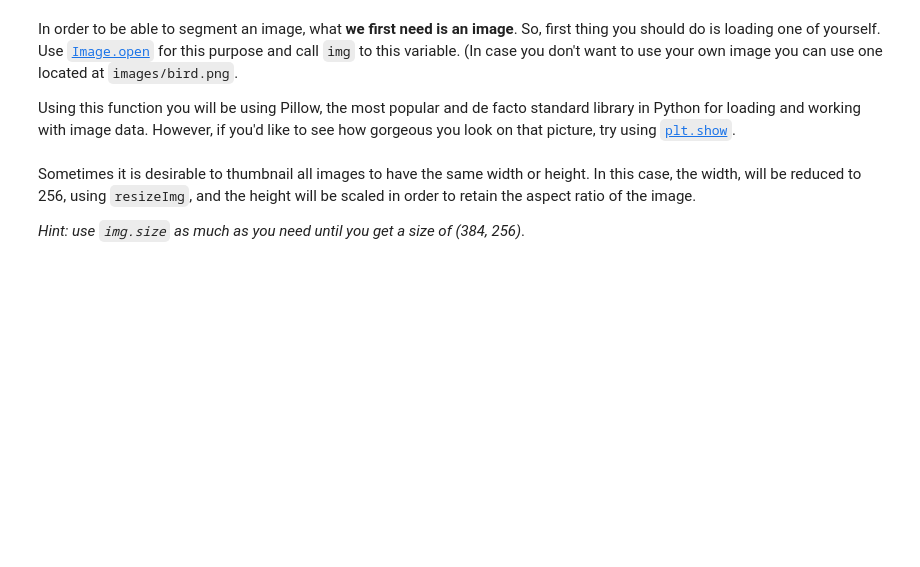
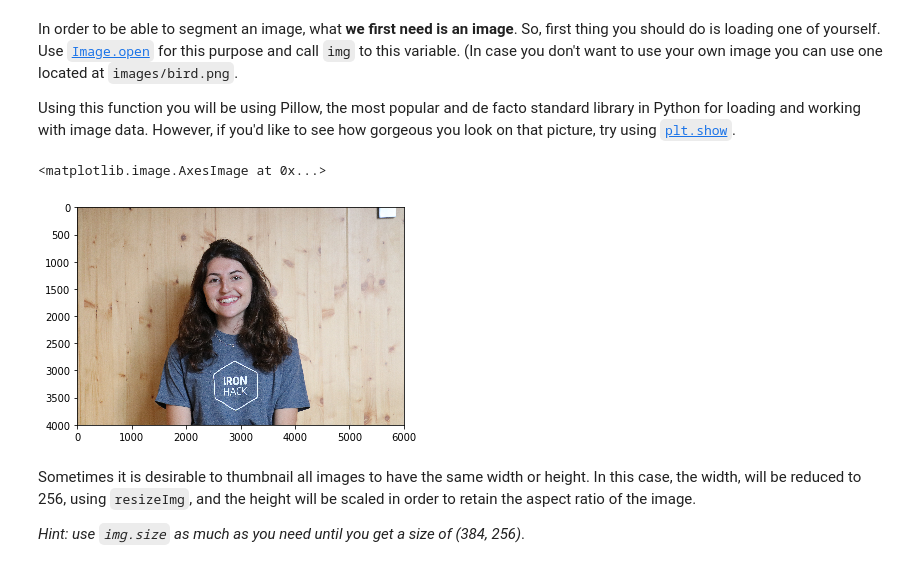
Before and after one commit to blancalluch/ImageSegmentation, a Jupyter notebook: main.ipynb, the cells around one changed output. Cells and saved outputs as stored; diff of their text form; code cells hidden in the pictures; blank space fills up the shorter version.

```diff
--- a/main.ipynb
+++ b/main.ipynb
@@ -45,6 +45,11 @@ In order to be able to segment an image, what **we first need is an image**. So,
 Using this function you will be using Pillow, the most popular and de facto standard library in Python for loading and working with image data. However, if you'd like to see how gorgeous you look on that picture, try using [`plt.show`](https://matplotlib.org/api/_as_gen/matplotlib.pyplot.show.html).
 # %%
 # Your code here
+img = Image.open('images/IMG_3511.JPG')
+plt.imshow(img)
+# %% [output]
+<matplotlib.image.AxesImage at 0x...>
+[figure, added]
 # %% [markdown]
 Sometimes it is desirable to thumbnail all images to have the same width or height. In this case, the width, will be reduced to 256, using `resizeImg`, and the height will be scaled in order to retain the aspect ratio of the image.
 
```
Also changed, not shown: parts of 24 cells of this notebook, 1 other file.
